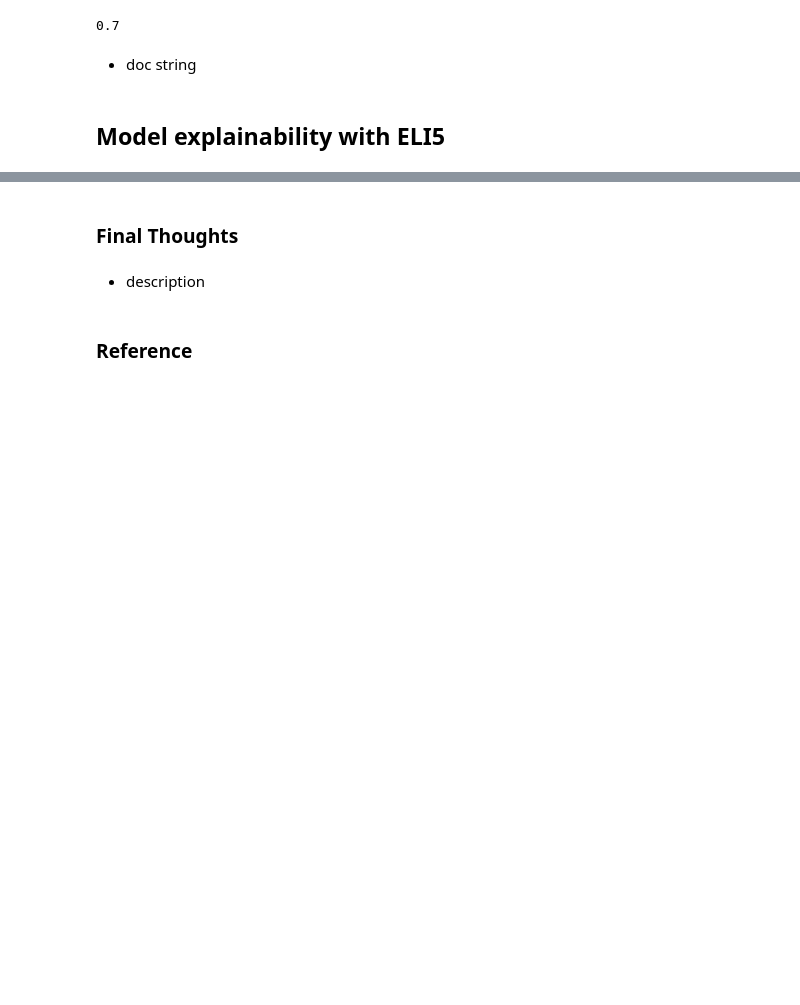
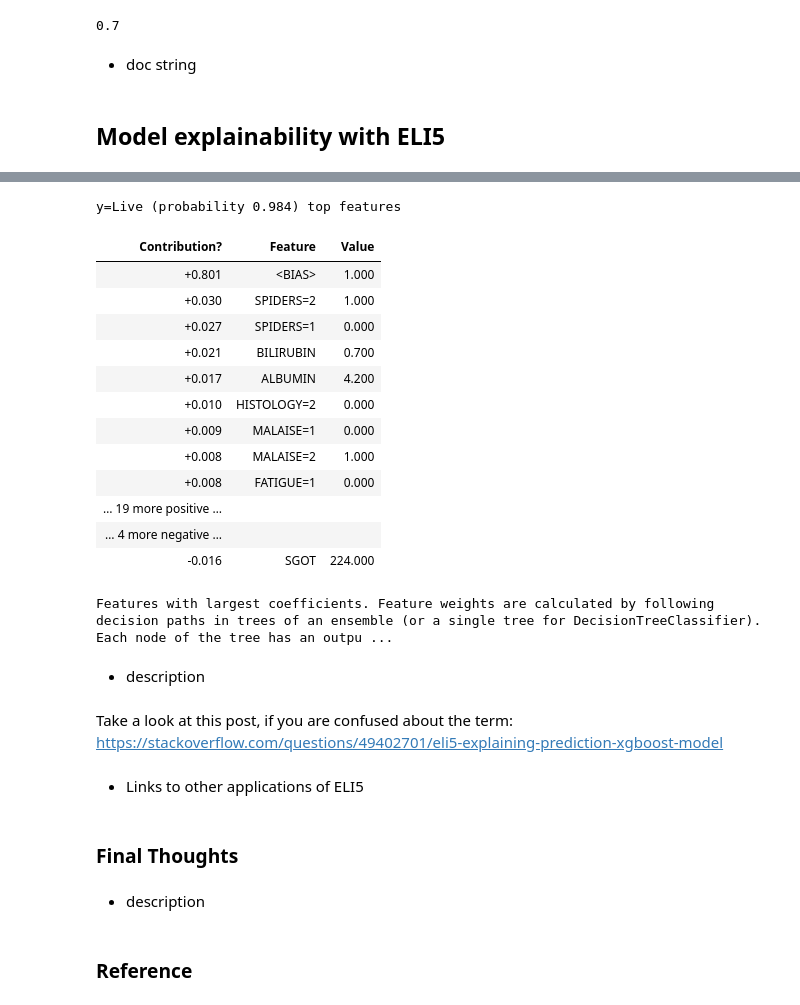
Before and after one commit to PacktPublishing/Applied-Machine-Learning-Explainability-Techniques, a Jupyter notebook: Chapter09/ELI5_example.ipynb, the cells around one changed output, grey strips where cells are left out. Saved outputs shown, nothing was run; the diff lists cells and outputs as text; code cells hidden in the pictures; blank space fills up the shorter version.

```diff
--- a/Chapter09/ELI5_example.ipynb
+++ b/Chapter09/ELI5_example.ipynb
@@ -211,3 +233,37 @@ roc_auc_score(y_test, y_pred)
+# %%
+# Local explanation for feature importance
+no_missing = lambda feature_name, feature_value: not np.isnan(feature_value) # filter missing values
+
+eli5.show_prediction(model,
+                     x_test.iloc[1:2].astype('float'),
+                     feature_names = list(encoded.columns),
+                     show_feature_values=True,
+                     feature_filter=no_missing,
+                     target_names = {1:'Die', 2:'Live'},
+                     top = 10,
+                     show = ['feature_importances', 'targets', 'decision_tree', 'description'])
+# %% [output]
+y=Live (probability 0.984) top features
+| Contribution? | Feature | Value |
+| +0.801 | <BIAS> | 1.000 |
+| +0.030 | SPIDERS=2 | 1.000 |
+| +0.027 | SPIDERS=1 | 0.000 |
+| +0.021 | BILIRUBIN | 0.700 |
+| +0.017 | ALBUMIN | 4.200 |
+| +0.010 | HISTOLOGY=2 | 0.000 |
+| +0.009 | MALAISE=1 | 0.000 |
+| +0.008 | MALAISE=2 | 1.000 |
+| +0.008 | FATIGUE=1 | 0.000 |
+| … 19 more positive … |  |  |
+| … 4 more negative … |  |  |
+| -0.016 | SGOT | 224.000 |
+Features with largest coefficients. Feature weights are calculated by following decision paths in trees of an ensemble (or a single tree for DecisionTreeClassifier). Each node of the tree has an outpu ...
+# %% [markdown]
+- description
+# %% [markdown]
+Take a look at this post, if you are confused about the <BIAS> term: https://stackoverflow.com/questions/49402701/eli5-explaining-prediction-xgboost-model
+# %% [markdown]
+- Links to other applications of ELI5
 # %% [markdown]
 ### Final Thoughts
 # %% [markdown]
```
Also changed, not shown: parts of 3 cells of this notebook.
